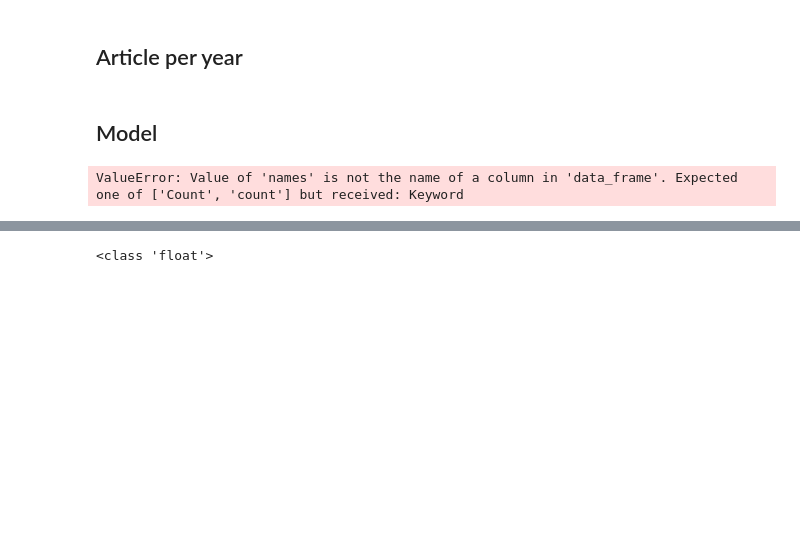
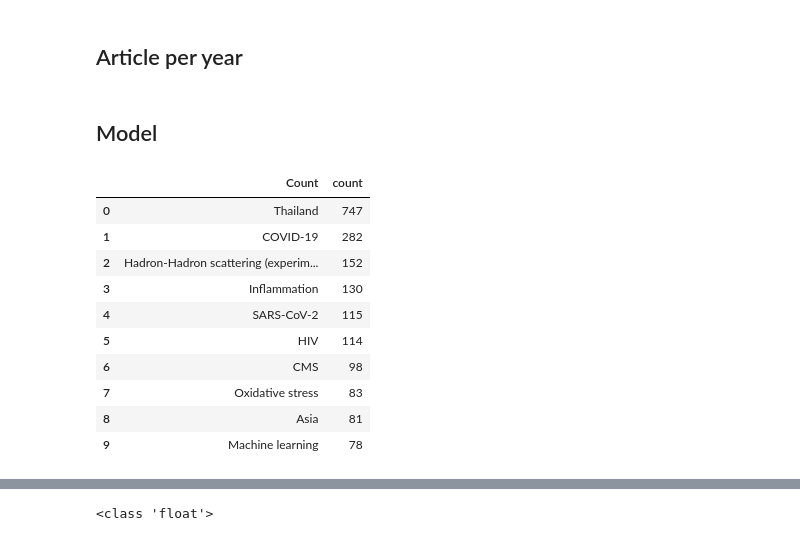
Before and after one commit to Taspol/DataSci_project, a Jupyter notebook: EDA.ipynb, the cells around one changed output, grey strips where cells are left out. Drawn from its saved outputs; the diff is of its cells as text; code cells hidden in the pictures; blank space fills up the shorter version.

```diff
--- a/EDA.ipynb
+++ b/EDA.ipynb
@@ -422,9 +433,9 @@ def get_top_keywords(data, column_name='auth-keywords', top_n=10):
 
     # Count the frequency of each keyword
     keyword_counts = keywords.value_counts().head(top_n)
-
+    keyword_counts_df = pd.DataFrame({'Keyword': keyword_counts.index, 'Count': keyword_counts.values})
     # Convert the result into a DataFrame for Plotly
-    return pd.DataFrame(keyword_counts).reset_index().rename(columns={'index': 'Keyword', column_name: 'Count'})
+    return keyword_counts_df
 
 # Function to create a pie chart using Plotly
 def create_keyword_pie_chart(keyword_counts_df, title="Top Keywords in 'auth-keywords'"):
@@ -454,5 +465,17 @@ def analyze_top_keywords(data, column_name='auth-keywords', top_n=10):
 analyze_top_keywords(data, column_name='auth-keywords', top_n=10)
 analyze_top_keywords(data, column_name='Funding Agencies', top_n=10)
 analyze_top_keywords(data, column_name='Organizations',top_n=10)
-# %% [output]
-ValueError: Value of 'names' is not the name of a column in 'data_frame'. Expected one of ['Count', 'count'] but received: Keyword
+# %%
+get_top_keywords(df)
+# %% [output]
+|  | Count | count |
+| 0 | Thailand | 747 |
+| 1 | COVID-19 | 282 |
+| 2 | Hadron-Hadron scattering (experim... | 152 |
+| 3 | Inflammation | 130 |
+| 4 | SARS-CoV-2 | 115 |
+| 5 | HIV | 114 |
+| 6 | CMS | 98 |
+| 7 | Oxidative stress | 83 |
+| 8 | Asia | 81 |
+| 9 | Machine learning | 78 |
```
Also changed, not shown: parts of 6 cells of this notebook.
